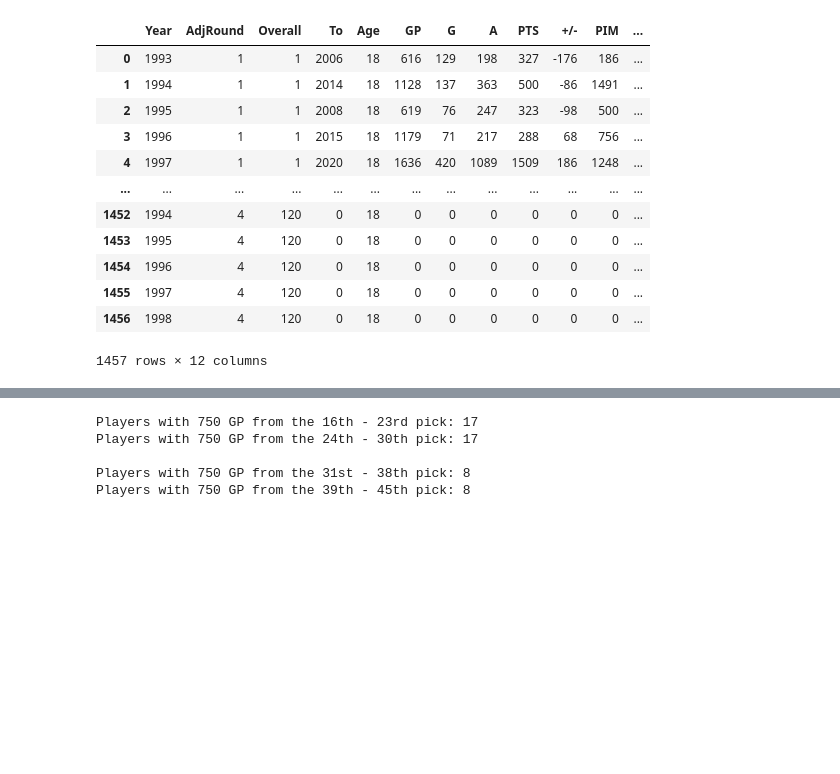
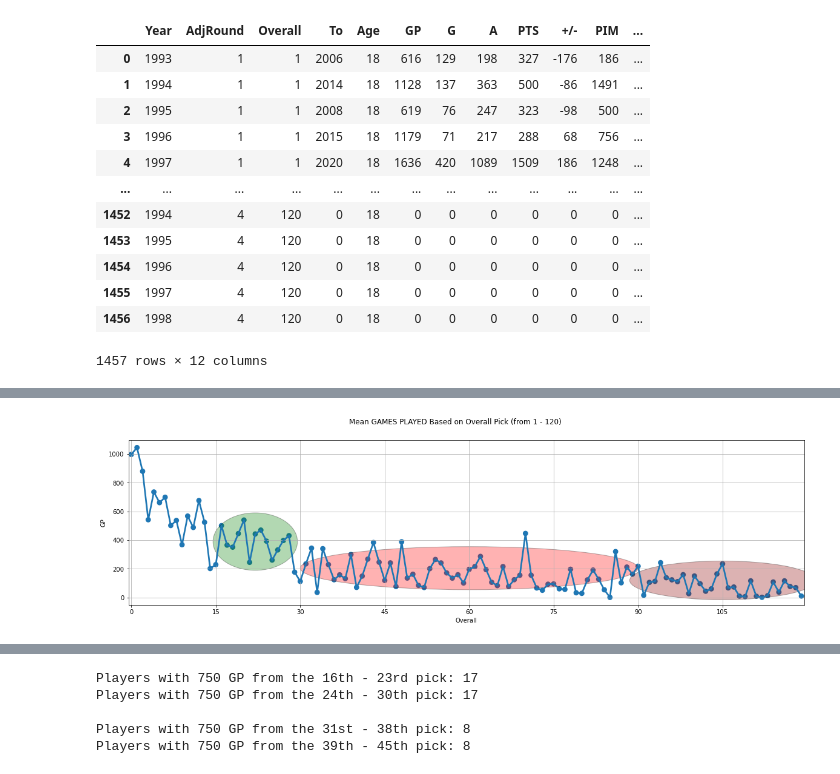
Before and after one commit to minchanhan/CompareNHLDraftPicks, a Jupyter notebook: CompareLow1stHigh2nd.ipynb, the cells around one changed output, grey strips where cells are left out. Drawn from its saved outputs; the diff is of its cells as text; code cells hidden in the pictures; blank space fills up the shorter version.

```diff
--- a/CompareLow1stHigh2nd.ipynb
+++ b/CompareLow1stHigh2nd.ipynb
@@ -291,0 +296,12 @@ Mean GP in High 2nd Round: 210.25698324022346
+# %%
+fig, axs = plt.subplots(1, 1, figsize=(20,5))
+
+fig.suptitle("Mean GAMES PLAYED Based on Overall Pick (from 1 - 120)")
+sns.pointplot(x="Overall", y="GP", data=completedata, ax=axs, ci=None).grid(True)
+axs.add_patch(patches.Ellipse((22, 390), 15, 400, alpha=0.3, facecolor="green", edgecolor="black", linewidth=1,linestyle='solid'))
+axs.add_patch(patches.Ellipse((60, 205), 60, 300, alpha=0.3, facecolor="red", edgecolor="black", linewidth=1,linestyle='solid'))
+axs.add_patch(patches.Ellipse((105, 120), 33, 270, alpha=0.3, facecolor="darkred", edgecolor="black", linewidth=1,linestyle='solid'))
+axs.xaxis.set_major_locator(ticker.MultipleLocator(15))
+axs.xaxis.set_major_formatter(ticker.ScalarFormatter())
+# %% [output]
+[figure, added]
```
Also changed, not shown: parts of 14 cells of this notebook.
